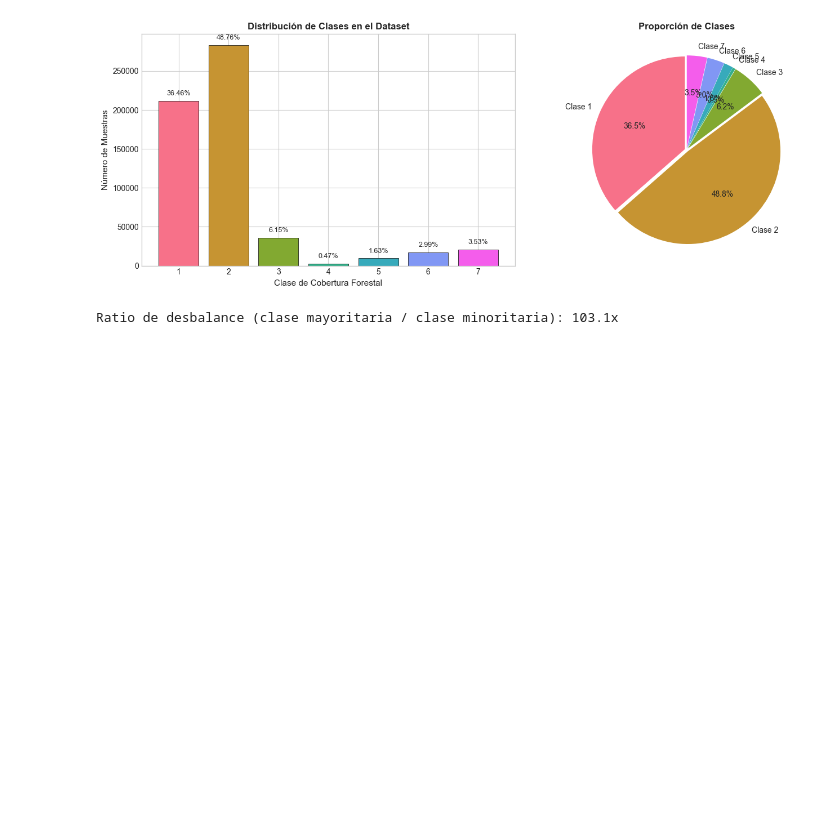
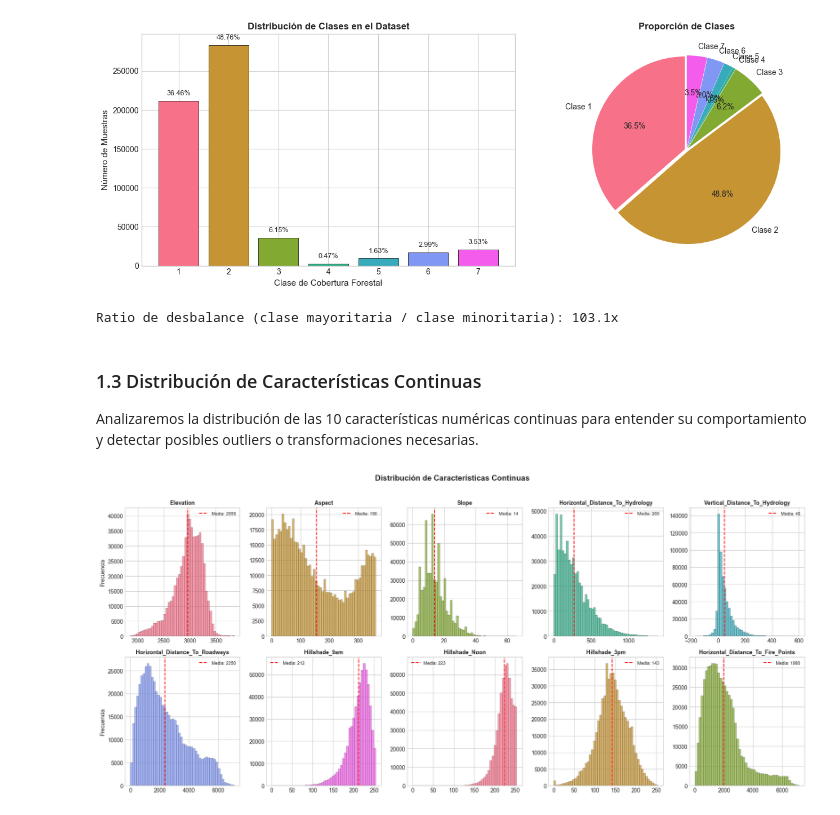
Before and after one commit to mauucrv/covertype-mlp-pytorch, a Jupyter notebook: notebooks/covertype_mlp_classification.ipynb, the cells around one changed output. Drawn from its saved outputs; the diff is of its cells as text; code cells hidden in the pictures; blank space fills up the shorter version.

```diff
--- a/notebooks/covertype_mlp_classification.ipynb
+++ b/notebooks/covertype_mlp_classification.ipynb
@@ -242,3 +242,28 @@ print(f'\nRatio de desbalance (clase mayoritaria / clase minoritaria): {ratio:.1
 # %% [output]
 [figure]
 Ratio de desbalance (clase mayoritaria / clase minoritaria): 103.1x
+# %% [markdown]
+### 1.3 Distribución de Características Continuas
+
+Analizaremos la distribución de las 10 características numéricas continuas para entender su comportamiento y detectar posibles outliers o transformaciones necesarias.
+# %%
+# Distribución de características continuas
+fig, axes = plt.subplots(2, 5, figsize=(18, 8))
+axes = axes.flatten()
+
+for i, col in enumerate(continuous_features):
+    axes[i].hist(X[col], bins=50, color=colors[i % 7], edgecolor='black', linewidth=0.3, alpha=0.7)
+    axes[i].set_title(col, fontsize=10, fontweight='bold')
+    axes[i].set_xlabel('')
+    axes[i].set_ylabel('Frecuencia' if i % 5 == 0 else '')
+
+    # Añadir línea de media
+    mean_val = X[col].mean()
+    axes[i].axvline(mean_val, color='red', linestyle='--', linewidth=1.5, label=f'Media: {mean_val:.0f}')
+    axes[i].legend(fontsize=8)
+
+plt.suptitle('Distribución de Características Continuas', fontsize=14, fontweight='bold', y=1.02)
+plt.tight_layout()
+plt.show()
+# %% [output]
+[figure, added]
```
Also changed, not shown: parts of 4 cells of this notebook.
